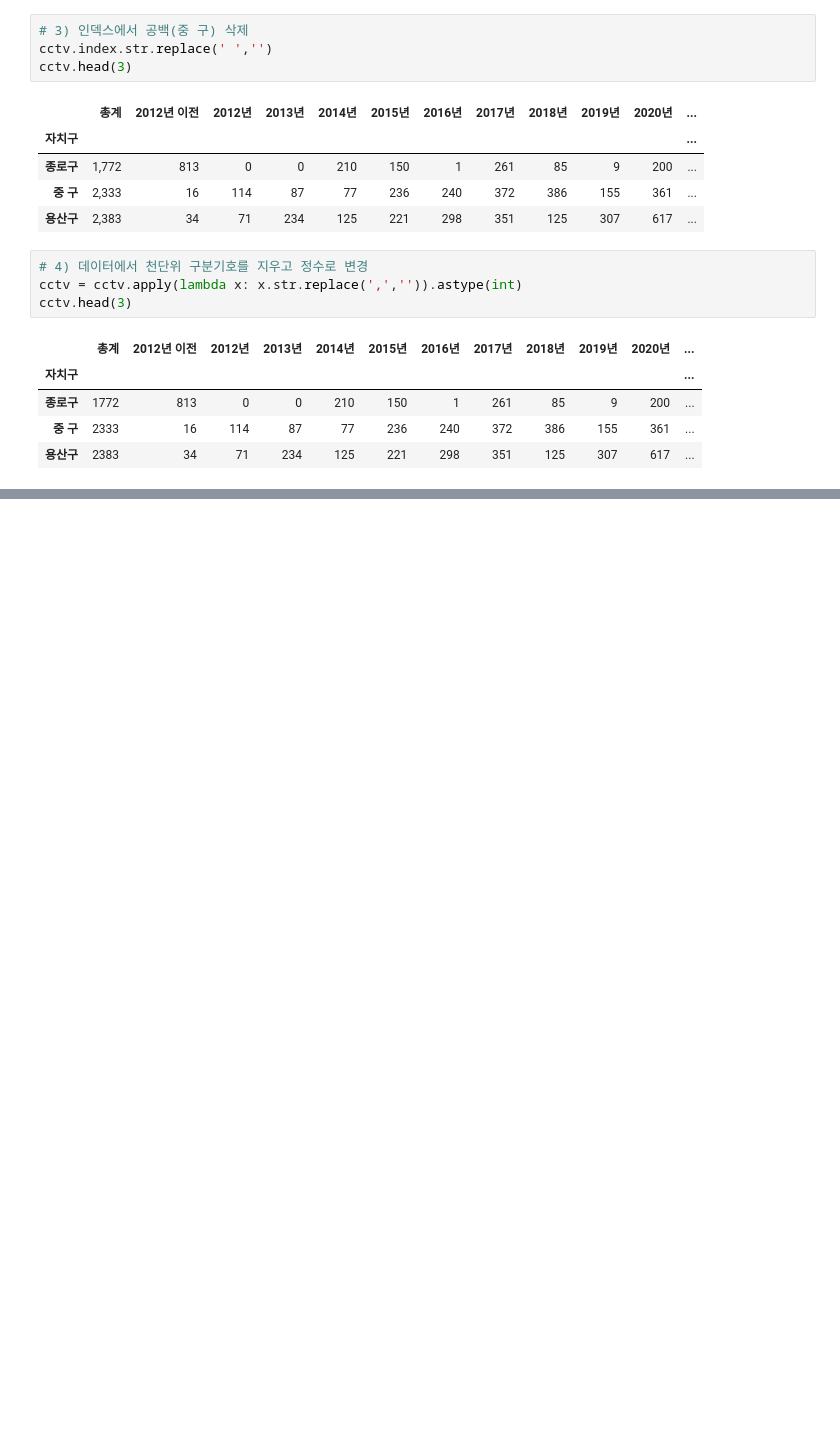
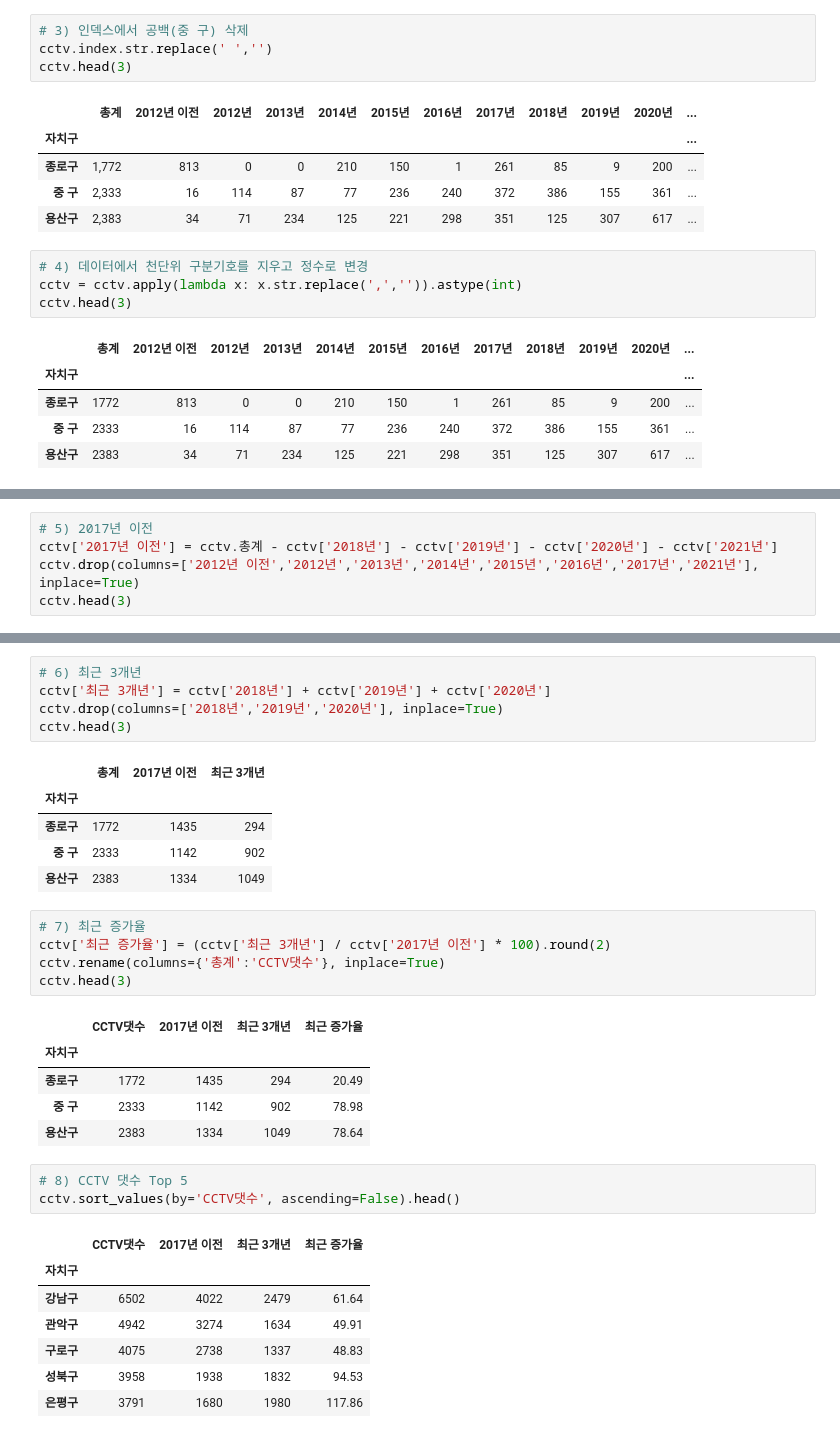
Before and after one commit to eunjiLee11/Data-Analysis-2021.11, a Jupyter notebook: 02.Pandas/06.DataFrame-인덱스조작.ipynb, the cells around one changed output, grey strips where cells are left out. Drawn from its saved outputs; the diff is of its cells as text; blank space fills up the shorter version.

```diff
--- a/02.Pandas/06.DataFrame-인덱스조작.ipynb
+++ b/02.Pandas/06.DataFrame-인덱스조작.ipynb
@@ -133,0 +140,5 @@ cctv.head(3)
+# %%
+# 5) 2017년 이전
+cctv['2017년 이전'] = cctv.총계 - cctv['2018년'] - cctv['2019년'] - cctv['2020년'] - cctv['2021년']
+cctv.drop(columns=['2012년 이전','2012년','2013년','2014년','2015년','2016년','2017년','2021년'], inplace=True)
+cctv.head(3)
@@ -133,0 +151,33 @@ cctv.head(3)
+# %%
+# 6) 최근 3개년
+cctv['최근 3개년'] = cctv['2018년'] + cctv['2019년'] + cctv['2020년']
+cctv.drop(columns=['2018년','2019년','2020년'], inplace=True)
+cctv.head(3)
+# %% [output]
+|  | 총계 | 2017년 이전 | 최근 3개년 |
+| 자치구 |  |  |  |
+| 종로구 | 1772 | 1435 | 294 |
+| 중 구 | 2333 | 1142 | 902 |
+| 용산구 | 2383 | 1334 | 1049 |
+# %%
+# 7) 최근 증가율
+cctv['최근 증가율'] = (cctv['최근 3개년'] / cctv['2017년 이전'] * 100).round(2)
+cctv.rename(columns={'총계':'CCTV댓수'}, inplace=True)
+cctv.head(3)
+# %% [output]
+|  | CCTV댓수 | 2017년 이전 | 최근 3개년 | 최근 증가율 |
+| 자치구 |  |  |  |  |
+| 종로구 | 1772 | 1435 | 294 | 20.49 |
+| 중 구 | 2333 | 1142 | 902 | 78.98 |
+| 용산구 | 2383 | 1334 | 1049 | 78.64 |
+# %%
+# 8) CCTV 댓수 Top 5
+cctv.sort_values(by='CCTV댓수', ascending=False).head()
+# %% [output]
+|  | CCTV댓수 | 2017년 이전 | 최근 3개년 | 최근 증가율 |
+| 자치구 |  |  |  |  |
+| 강남구 | 6502 | 4022 | 2479 | 61.64 |
+| 관악구 | 4942 | 3274 | 1634 | 49.91 |
+| 구로구 | 4075 | 2738 | 1337 | 48.83 |
+| 성북구 | 3958 | 1938 | 1832 | 94.53 |
+| 은평구 | 3791 | 1680 | 1980 | 117.86 |
```
Also changed, not shown: parts of 4 cells of this notebook, 10 other files.
